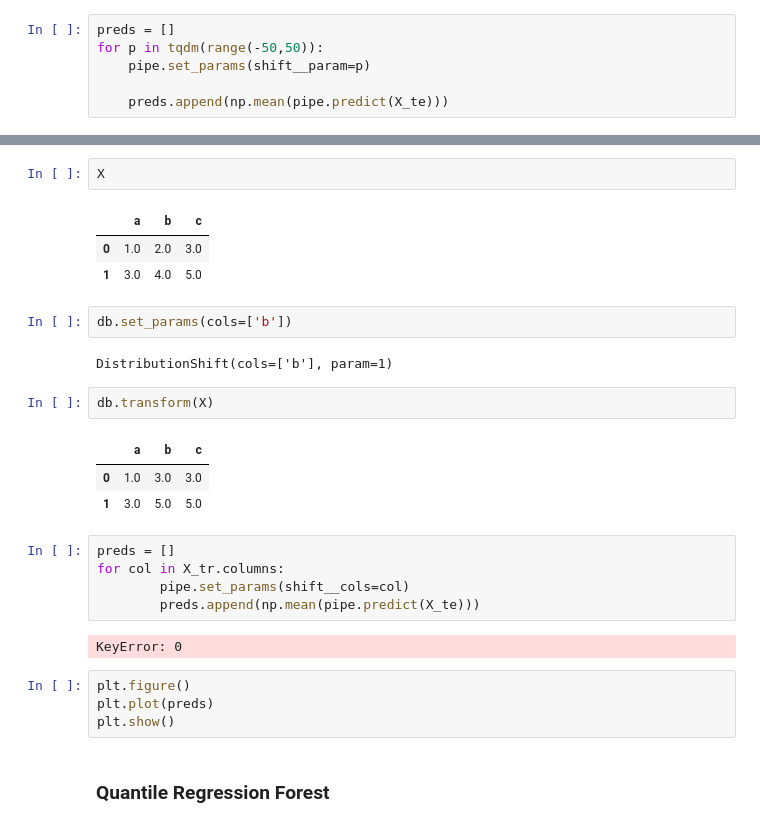
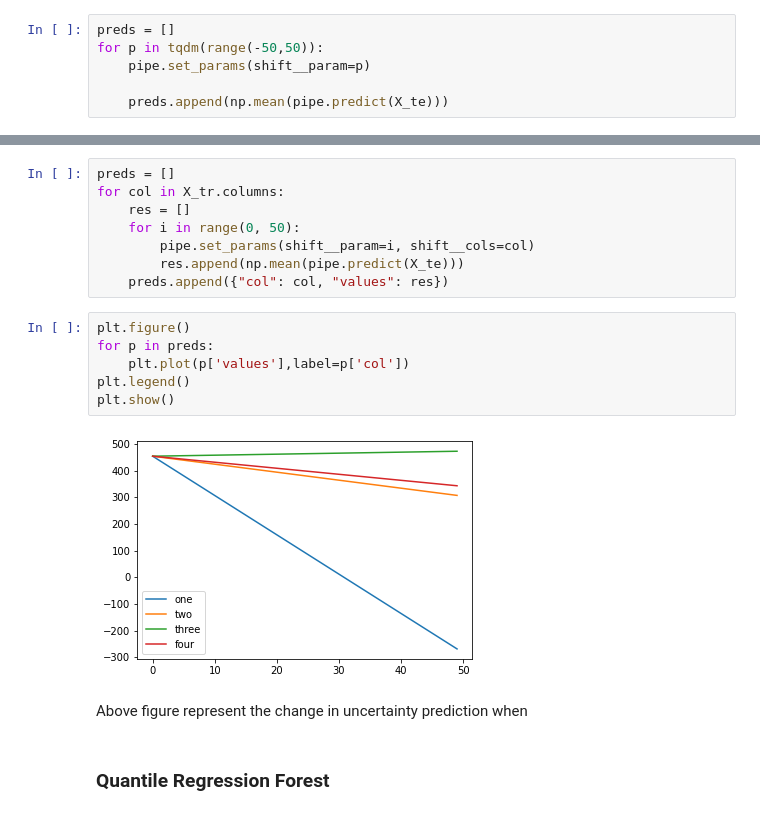
Before and after one commit to cmougan/MonitoringUncertainty, a Jupyter notebook: Doubt.ipynb, the cells around one changed output, grey strips where cells are left out. Saved outputs shown, nothing was run; the diff lists cells and outputs as text.

Commit message:
uncertainty by col

```diff
--- a/Doubt.ipynb
+++ b/Doubt.ipynb
@@ -131,30 +57,21 @@ DistributionShift(cols=Index(['a', 'b', 'c'], dtype='object'), param=1)
-# %%
-X
-# %% [output]
-|  | a | b | c |
-| 0 | 1.0 | 2.0 | 3.0 |
-| 1 | 3.0 | 4.0 | 5.0 |
-# %%
-db.set_params(cols=['b'])
-# %% [output]
-DistributionShift(cols=['b'], param=1)
-# %%
-db.transform(X)
-# %% [output]
-|  | a | b | c |
-| 0 | 1.0 | 3.0 | 3.0 |
-| 1 | 3.0 | 5.0 | 5.0 |
 # %%
 preds = []
 for col in X_tr.columns:
-        pipe.set_params(shift__cols=col)
-        preds.append(np.mean(pipe.predict(X_te)))
+    res = []
+    for i in range(0, 50):
+        pipe.set_params(shift__param=i, shift__cols=col)
+        res.append(np.mean(pipe.predict(X_te)))
+    preds.append({"col": col, "values": res})
-# %% [output]
-KeyError: 0
 # %%
 plt.figure()
-plt.plot(preds)
+for p in preds:
+    plt.plot(p['values'],label=p['col'])
+plt.legend()
 plt.show()
+# %% [output]
+[figure, added]
+# %% [markdown]
+Above figure represent the change in uncertainty prediction when
 # %% [markdown]
 ### Quantile Regression Forest
 # %%
```
Also changed, not shown: parts of 16 cells of this notebook.
